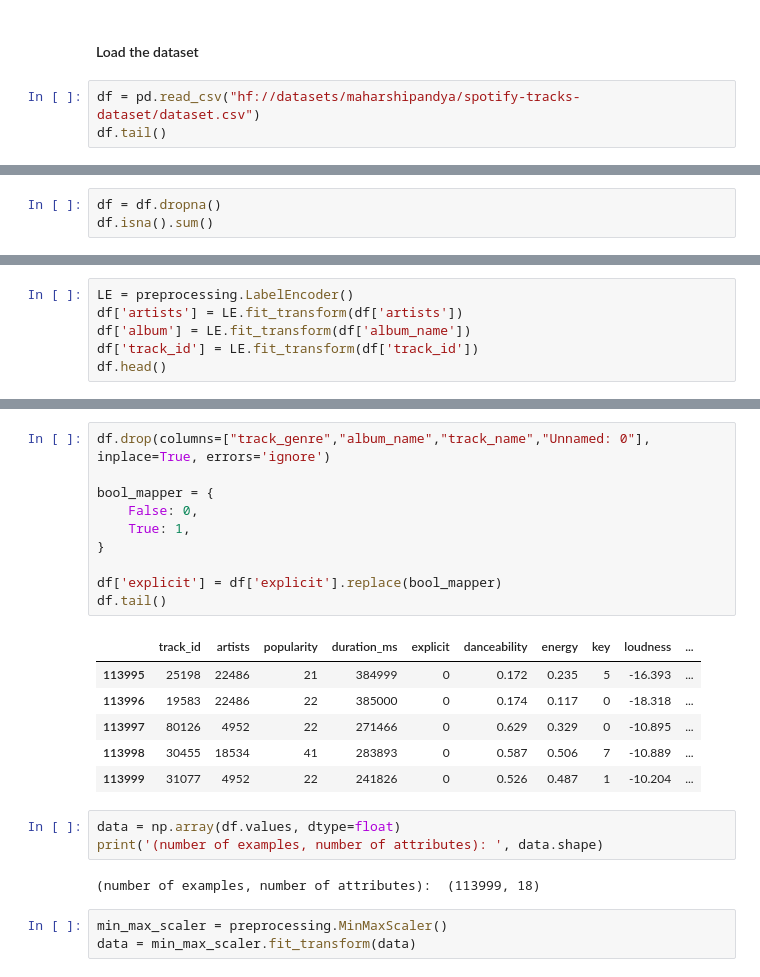
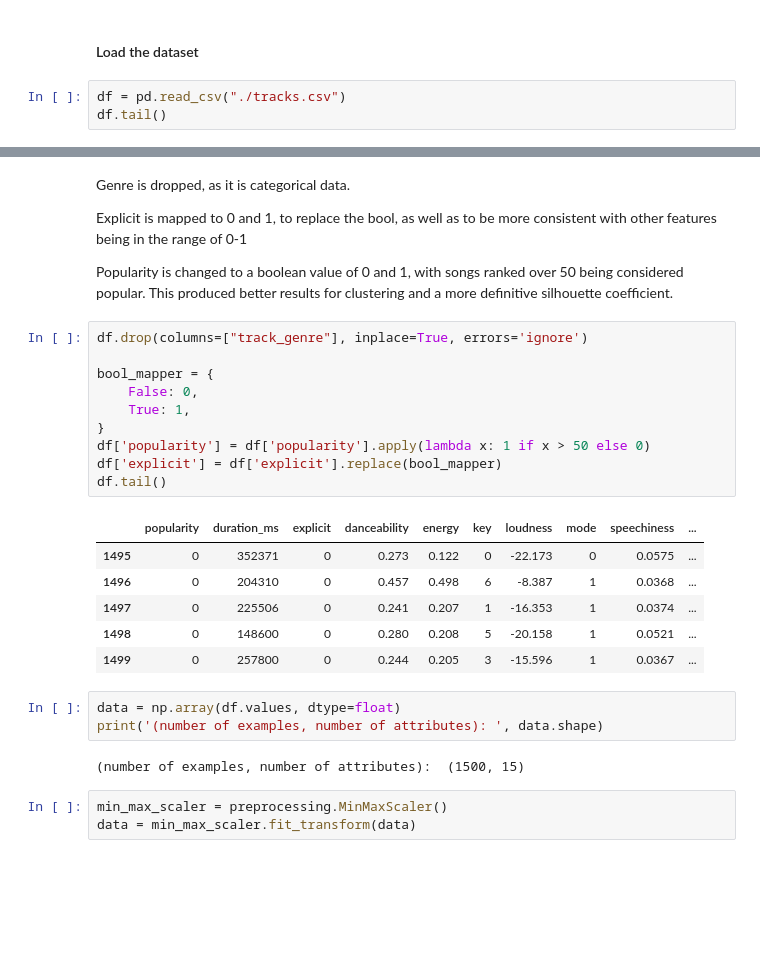
Before and after one commit to plutowootoe/NickProj25, a Jupyter notebook: clustering.ipynb, the cells around one changed output, grey strips where cells are left out. Cells and saved outputs as stored; diff of their text form; blank space fills up the shorter version.

```diff
--- a/clustering.ipynb
+++ b/clustering.ipynb
@@ -16,6 +16,6 @@ from sklearn import preprocessing #needed for scaling attributes to the nterval
 # %% [markdown]
 #### Load the dataset
 # %%
-df = pd.read_csv("hf://datasets/maharshipandya/spotify-tracks-dataset/dataset.csv")
+df = pd.read_csv("./tracks.csv")
 df.tail()
 # %% [output]
@@ -52,6 +46,3 @@ df.isna().sum()
 | time_signature | 0 |
 | track_genre | 0 |
 dtype: int64
-# %%
-df = df.dropna()
-df.isna().sum()
@@ -77,6 +48,0 @@ dtype: int64
-# %%
-LE = preprocessing.LabelEncoder()
-df['artists'] = LE.fit_transform(df['artists'])
-df['album'] = LE.fit_transform(df['album_name'])
-df['track_id'] = LE.fit_transform(df['track_id'])
-df.head()
@@ -91,25 +49,31 @@ df.head()
+# %% [markdown]
+Genre is dropped, as it is categorical data.
+
+Explicit is mapped to 0 and 1, to replace the bool, as well as to be more consistent with other features being in the range of 0-1
+
+Popularity is changed to a boolean value of 0 and 1, with songs ranked over 50 being considered popular. This produced better results for clustering and a more definitive silhouette coefficient.
 # %%
-df.drop(columns=["track_genre","album_name","track_name","Unnamed: 0"], inplace=True, errors='ignore')
+df.drop(columns=["track_genre"], inplace=True, errors='ignore')
 
 bool_mapper = {
     False: 0,
     True: 1,
 }
-
+df['popularity'] = df['popularity'].apply(lambda x: 1 if x > 50 else 0)
 df['explicit'] = df['explicit'].replace(bool_mapper)
 df.tail()
 # %% [output]
-|  | track_id | artists | popularity | duration_ms | explicit | danceability | energy | key | loudness | ... |
-| 113995 | 25198 | 22486 | 21 | 384999 | 0 | 0.172 | 0.235 | 5 | -16.393 | ... |
-| 113996 | 19583 | 22486 | 22 | 385000 | 0 | 0.174 | 0.117 | 0 | -18.318 | ... |
-| 113997 | 80126 | 4952 | 22 | 271466 | 0 | 0.629 | 0.329 | 0 | -10.895 | ... |
-| 113998 | 30455 | 18534 | 41 | 283893 | 0 | 0.587 | 0.506 | 7 | -10.889 | ... |
-| 113999 | 31077 | 4952 | 22 | 241826 | 0 | 0.526 | 0.487 | 1 | -10.204 | ... |
+|  | popularity | duration_ms | explicit | danceability | energy | key | loudness | mode | speechiness | ... |
+| 1495 | 0 | 352371 | 0 | 0.273 | 0.122 | 0 | -22.173 | 0 | 0.0575 | ... |
+| 1496 | 0 | 204310 | 0 | 0.457 | 0.498 | 6 | -8.387 | 1 | 0.0368 | ... |
+| 1497 | 0 | 225506 | 0 | 0.241 | 0.207 | 1 | -16.353 | 1 | 0.0374 | ... |
+| 1498 | 0 | 148600 | 0 | 0.280 | 0.208 | 5 | -20.158 | 1 | 0.0521 | ... |
+| 1499 | 0 | 257800 | 0 | 0.244 | 0.205 | 3 | -15.596 | 1 | 0.0367 | ... |
 # %%
 data = np.array(df.values, dtype=float)
 print('(number of examples, number of attributes): ', data.shape)
 # %% [output]
-(number of examples, number of attributes):  (113999, 18)
+(number of examples, number of attributes):  (1500, 15)
 # %%
 min_max_scaler = preprocessing.MinMaxScaler()
 data = min_max_scaler.fit_transform(data)
```
Also changed, not shown: parts of 18 cells of this notebook.
